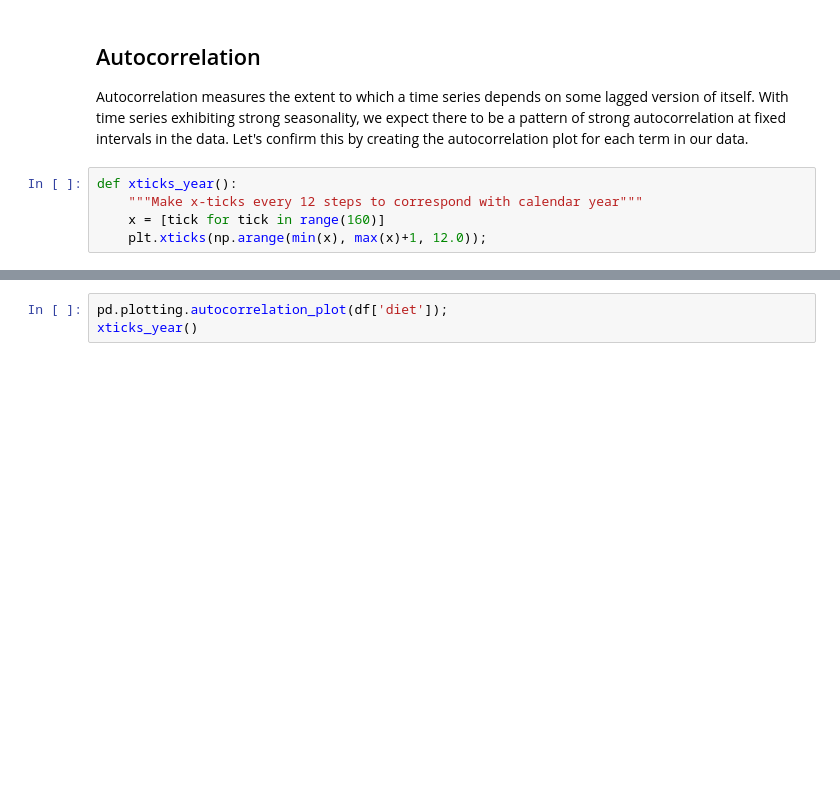
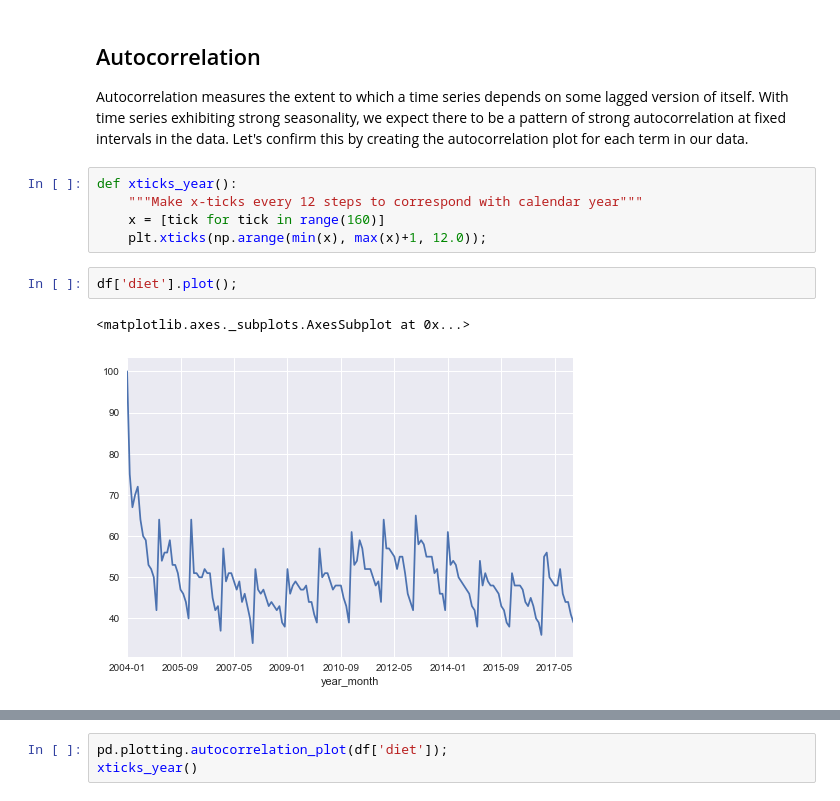
Before and after one commit to palpen/time_series_using_python, a Jupyter notebook: time_series_analysis.ipynb, the cells around one changed output, grey strips where cells are left out. Drawn from its saved outputs; the diff is of its cells as text; blank space fills up the shorter version.

```diff
--- a/time_series_analysis.ipynb
+++ b/time_series_analysis.ipynb
@@ -267,3 +138,8 @@ def xticks_year():
     """Make x-ticks every 12 steps to correspond with calendar year"""
     x = [tick for tick in range(160)]
     plt.xticks(np.arange(min(x), max(x)+1, 12.0));
+# %%
+df['diet'].plot();
+# %% [output]
+<matplotlib.axes._subplots.AxesSubplot at 0x...>
+[figure, added]
```
Also changed, not shown: parts of 40 cells of this notebook.
